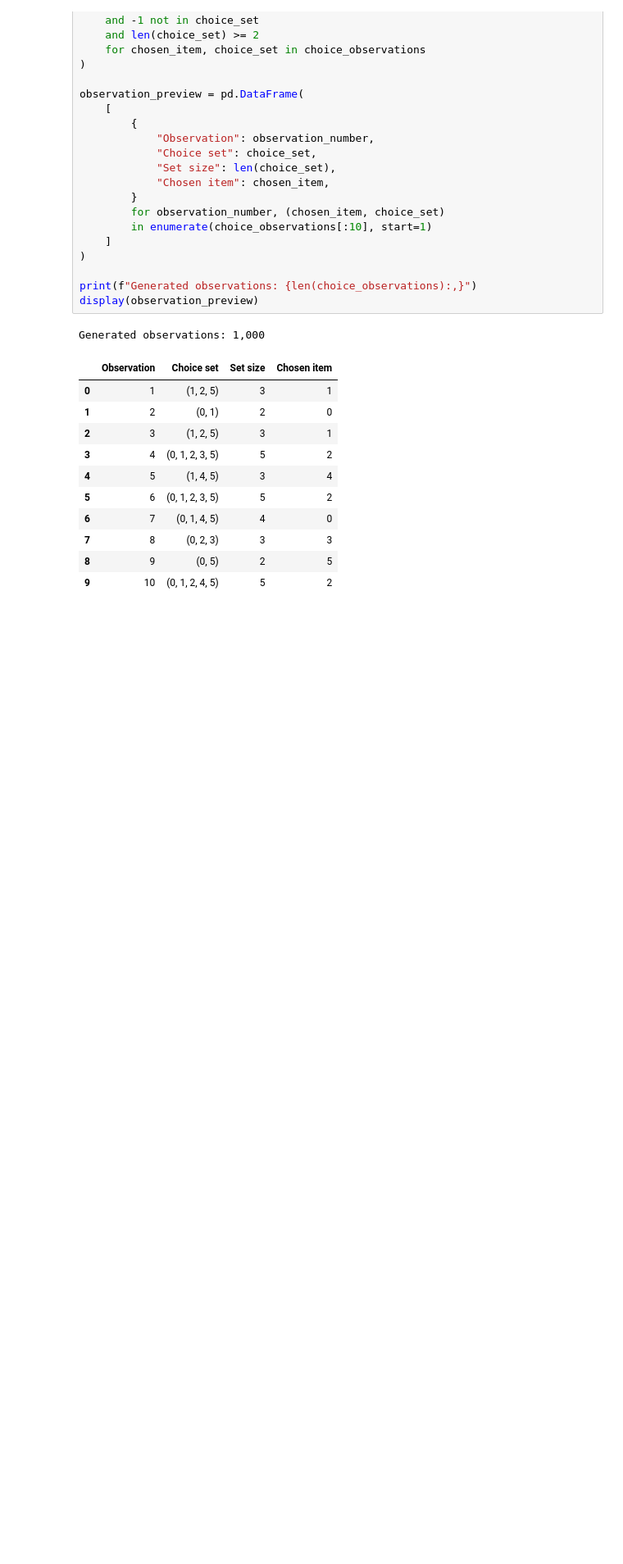
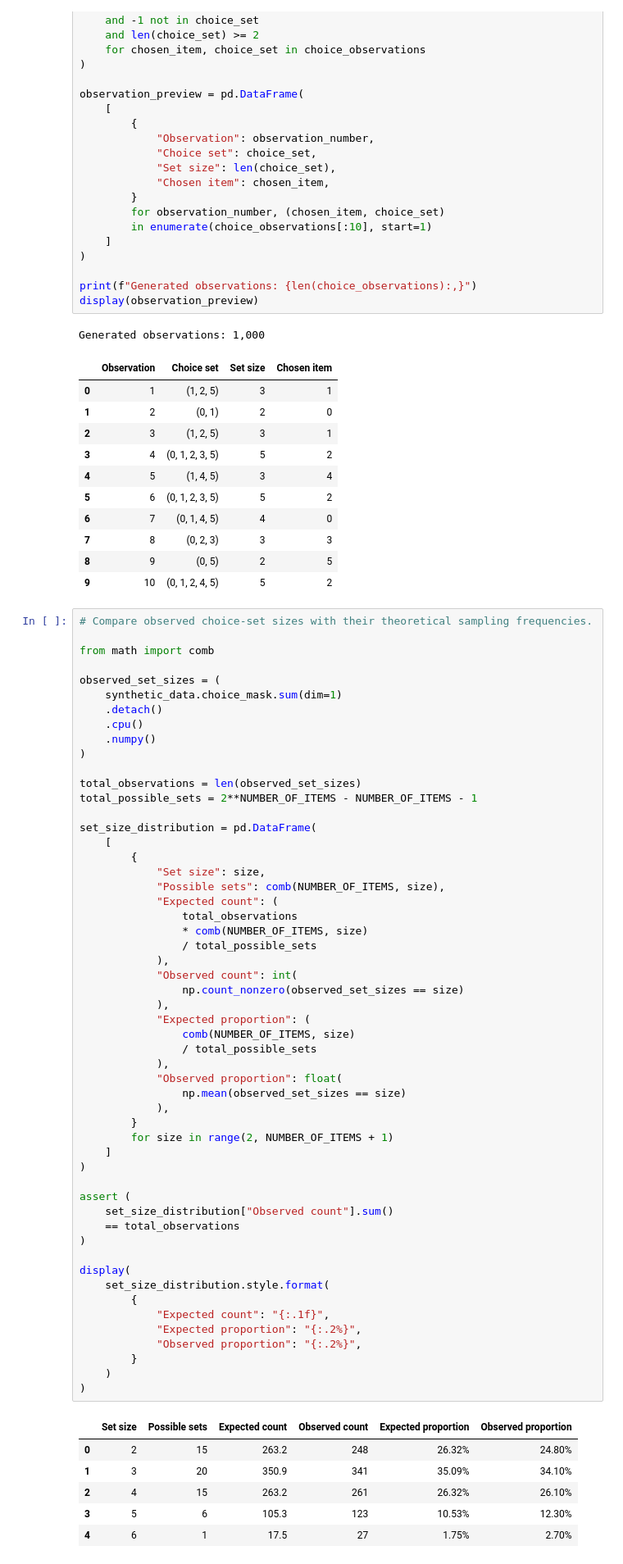
Before and after one commit to rbhdsks/Learning-from-Comparison-Data-Master-Thesis-Project-, a Jupyter notebook: notebooks/experiments/Context_Dependent_Model/CDM_Paper_Reproduction/01_synthetic_recovery.ipynb, the cells around one changed output. Shown at 82% size. Cells and saved outputs as stored; diff of their text form; blank space fills up the shorter version.

```diff
--- a/notebooks/experiments/Context_Dependent_Model/CDM_Paper_Reproduction/01_synthetic_recovery.ipynb
+++ b/notebooks/experiments/Context_Dependent_Model/CDM_Paper_Reproduction/01_synthetic_recovery.ipynb
@@ -640,3 +640,64 @@ Generated observations: 1,000
 | 7 | 8 | (0, 2, 3) | 3 | 3 |
 | 8 | 9 | (0, 5) | 2 | 5 |
 | 9 | 10 | (0, 1, 2, 4, 5) | 5 | 2 |
+# %%
+# Compare observed choice-set sizes with their theoretical sampling frequencies.
+
+from math import comb
+
+observed_set_sizes = (
+    synthetic_data.choice_mask.sum(dim=1)
+    .detach()
+    .cpu()
+    .numpy()
+)
+
+total_observations = len(observed_set_sizes)
+total_possible_sets = 2**NUMBER_OF_ITEMS - NUMBER_OF_ITEMS - 1
+
+set_size_distribution = pd.DataFrame(
+    [
+        {
+            "Set size": size,
+            "Possible sets": comb(NUMBER_OF_ITEMS, size),
+            "Expected count": (
+                total_observations
+                * comb(NUMBER_OF_ITEMS, size)
+                / total_possible_sets
+            ),
+            "Observed count": int(
+                np.count_nonzero(observed_set_sizes == size)
+            ),
+            "Expected proportion": (
+                comb(NUMBER_OF_ITEMS, size)
+                / total_possible_sets
+            ),
+            "Observed proportion": float(
+                np.mean(observed_set_sizes == size)
+            ),
+        }
+        for size in range(2, NUMBER_OF_ITEMS + 1)
+    ]
+)
+
+assert (
+    set_size_distribution["Observed count"].sum()
+    == total_observations
+)
+
+display(
+    set_size_distribution.style.format(
+        {
+            "Expected count": "{:.1f}",
+            "Expected proportion": "{:.2%}",
+            "Observed proportion": "{:.2%}",
+        }
+    )
+)
+# %% [output]
+|  | Set size | Possible sets | Expected count | Observed count | Expected proportion | Observed proportion |
+| 0 | 2 | 15 | 263.2 | 248 | 26.32% | 24.80% |
+| 1 | 3 | 20 | 350.9 | 341 | 35.09% | 34.10% |
+| 2 | 4 | 15 | 263.2 | 261 | 26.32% | 26.10% |
+| 3 | 5 | 6 | 105.3 | 123 | 10.53% | 12.30% |
+| 4 | 6 | 1 | 17.5 | 27 | 1.75% | 2.70% |
```
Also changed, not shown: parts of 13 cells of this notebook.
